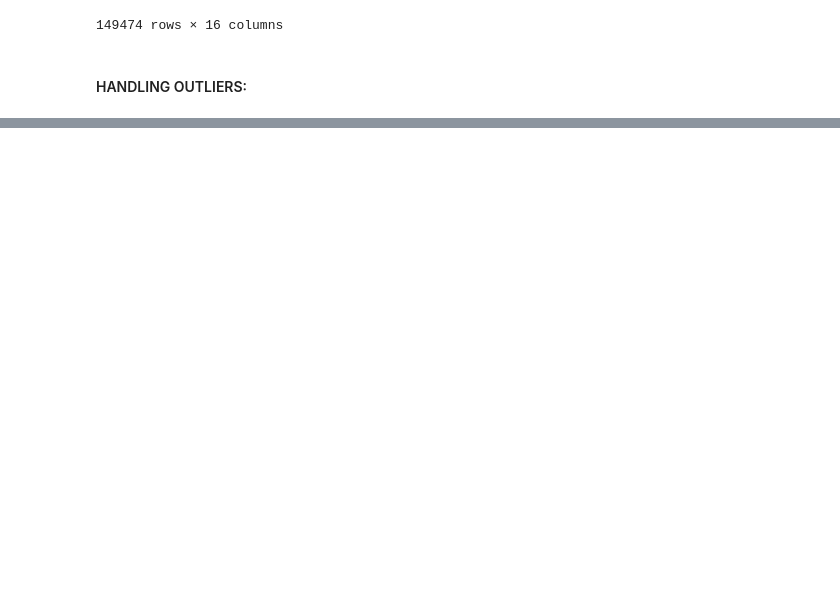
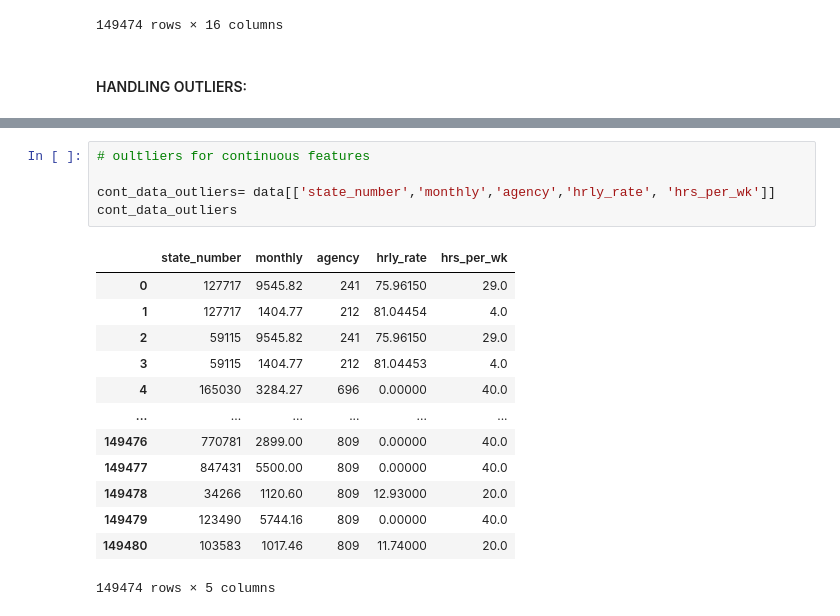
Before and after one commit to shanusaras/Capstone_Projects, a Jupyter notebook: Texas Salary Prediction/Project_02_Texas_salary_prediction.ipynb, the cells around one changed output, grey strips where cells are left out. Cells and saved outputs as stored; diff of their text form; blank space fills up the shorter version.

```diff
--- a/Texas Salary Prediction/Project_02_Texas_salary_prediction.ipynb
+++ b/Texas Salary Prediction/Project_02_Texas_salary_prediction.ipynb
@@ -860,0 +872,19 @@ data
+# %%
+# oultliers for continuous features
+
+cont_data_outliers= data[['state_number','monthly','agency','hrly_rate', 'hrs_per_wk']]
+cont_data_outliers
+# %% [output]
+|  | state_number | monthly | agency | hrly_rate | hrs_per_wk |
+| 0 | 127717 | 9545.82 | 241 | 75.96150 | 29.0 |
+| 1 | 127717 | 1404.77 | 212 | 81.04454 | 4.0 |
+| 2 | 59115 | 9545.82 | 241 | 75.96150 | 29.0 |
+| 3 | 59115 | 1404.77 | 212 | 81.04453 | 4.0 |
+| 4 | 165030 | 3284.27 | 696 | 0.00000 | 40.0 |
+| ... | ... | ... | ... | ... | ... |
+| 149476 | 770781 | 2899.00 | 809 | 0.00000 | 40.0 |
+| 149477 | 847431 | 5500.00 | 809 | 0.00000 | 40.0 |
+| 149478 | 34266 | 1120.60 | 809 | 12.93000 | 20.0 |
+| 149479 | 123490 | 5744.16 | 809 | 0.00000 | 40.0 |
+| 149480 | 103583 | 1017.46 | 809 | 11.74000 | 20.0 |
+149474 rows × 5 columns
```
Also changed, not shown: parts of 21 cells of this notebook.
